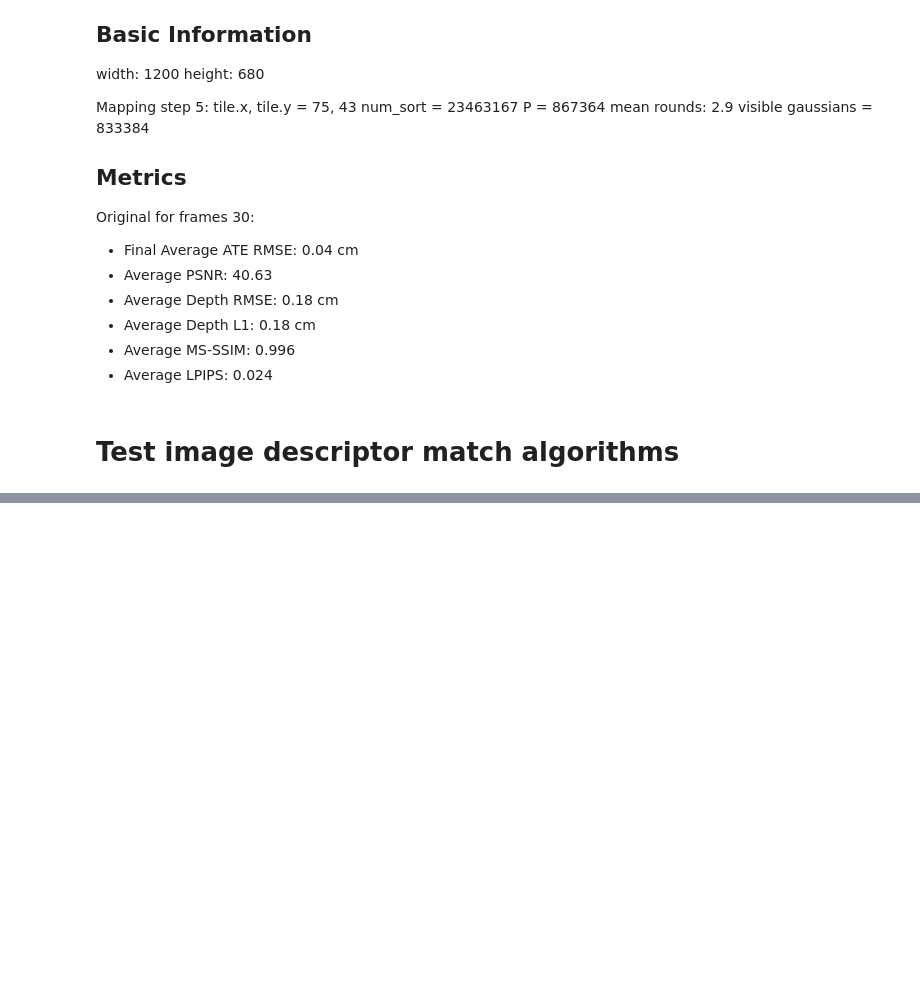
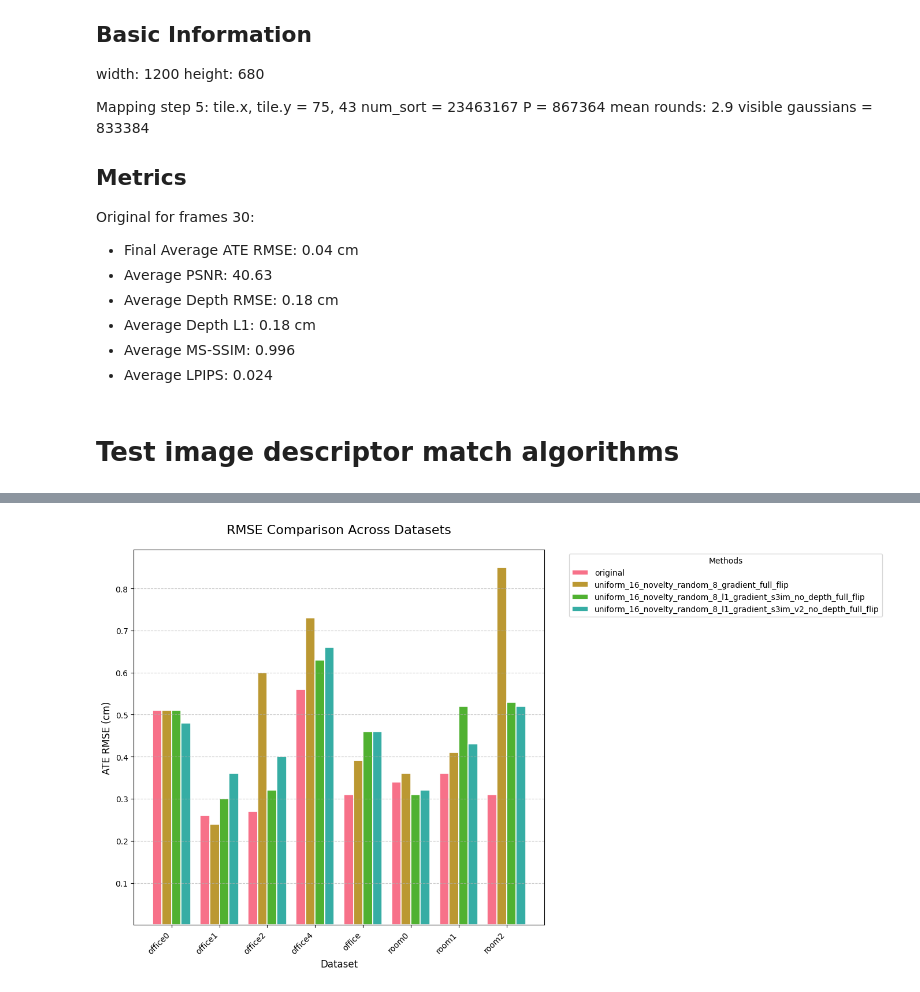
Before and after one commit to Maxime-Tong/SplaTAM-Maxime, a Jupyter notebook: comsumption.ipynb, the cells around one changed output, grey strips where cells are left out. Saved outputs shown, nothing was run; the diff lists cells and outputs as text; code cells hidden in the pictures; blank space fills up the shorter version.

```diff
--- a/comsumption.ipynb
+++ b/comsumption.ipynb
@@ -52,7 +52,7 @@ import os
 import re
 import pandas as pd
 
-log_dir = "/home/xthuang/code/slam/SplaTAM-Maxime/logs"
+log_dir = "logs"
 psnr_pattern = r'Average PSNR: (\d+\.\d+)'
 ATE_rmse_pattern = r'Final Average ATE RMSE: (\d+\.\d+) cm'
 
@@ -69,6 +69,7 @@ for file in os.listdir(log_dir):
     dataset = scenes[dataset_id]
     method = '_'.join(splits[:-1])
 
+    pnsr = ATE_rmse = None
     with open(log_file, 'r') as f:
         for line in f.readlines()[-10:]:
             psnr_match = re.search(psnr_pattern, line)
@@ -80,15 +81,15 @@ for file in os.listdir(log_dir):
                 ATE_rmse = float(ATE_rmse_match.group(1))
 
     if dataset+'_rmse' not in res:
+        res[dataset+"_rmse"] = {}
         res[dataset+"_psnr"] = {}
-        res[dataset+"_rmse"] = {}
-    res[dataset+"_rmse"][method] = ATE_rmse
-    res[dataset+"_psnr"][method] = psnr
+    if psnr and ATE_rmse:
+        res[dataset+"_rmse"][method] = ATE_rmse
+        res[dataset+"_psnr"][method] = psnr
 
     rows.add(method)
 df = pd.DataFrame(index=list(rows), columns=sorted(res.keys()))
 for col in res:
     for row in res[col]:
+        print(row, col, res[col][row])
         df.loc[row, col] = res[col][row]
-
-df.to_csv("output.csv")
@@ -94,0 +114,67 @@ df.to_csv("output.csv")
+# %%
+import numpy as np
+import matplotlib.pyplot as plt
+import seaborn as sns
+from matplotlib.ticker import MaxNLocator
+import pandas as pd
+
+df = pd.read_csv('output.csv')
+df = df.set_index(df.columns[0], drop=True)
+columns = [col for col in df.columns if 'rmse' in col]
+
+# 设置样式
+plt.style.use('seaborn-v0_8-pastel')
+sns.set_palette("husl")
+
+# 示例数据
+datasets = [col.split('_')[0] for col in columns]
+
+methods = ['original', 'uniform_16_novelty_random_8_gradient_full_flip', 'uniform_16_novelty_random_8_l1_gradient_s3im_no_depth_full_flip', 'uniform_16_novelty_random_8_l1_gradient_s3im_v2_no_depth_full_flip']
+psnr_data = {
+    method: df.loc[method, columns].tolist()
+    for method in methods
+}
+
+# 创建图形
+fig, ax = plt.subplots(figsize=(14, 8), dpi=100)
+
+# 柱状图参数
+bar_width = 0.2
+x = np.arange(len(datasets))
+n_methods = len(methods)
+
+# 绘制柱状图
+for i, (method, values) in enumerate(psnr_data.items()):
+    offset = (i - n_methods/2) * bar_width + bar_width/2
+    bars = ax.bar(x + offset, values, width=bar_width,
+                 label=method, edgecolor='white', linewidth=1.2)
+
+    # # 添加数值标签
+    # for bar in bars:
+    #     height = bar.get_height()
+    #     ax.annotate(f'{height:.2f}',
+    #                 xy=(bar.get_x() + bar.get_width() / 2, height),
+    #                 xytext=(0, 3),  # 3 points vertical offset
+    #                 textcoords="offset points",
+    #                 ha='center', va='bottom', fontsize=9)
+
+# 添加标题和标签
+ax.set_title('RMSE Comparison Across Datasets', fontsize=16, pad=20)
+ax.set_xlabel('Dataset', fontsize=12)
+ax.set_ylabel('ATE RMSE (cm)', fontsize=12)
+ax.set_xticks(x)
+ax.set_xticklabels(datasets, rotation=45, ha='right', fontsize=10)
+
+# 美化坐标轴
+ax.yaxis.set_major_locator(MaxNLocator(integer=False, prune='both'))
+ax.grid(axis='y', linestyle='--', alpha=0.7)
+
+# 添加图例
+ax.legend(title='Methods', bbox_to_anchor=(1.05, 1), loc='upper left')
+
+# 调整布局
+# plt.ylim(20, 40)
+plt.tight_layout()
+plt.show()
+# %% [output]
+[figure, added]
```
Also changed, not shown: parts of 3 cells of this notebook, 13 other files.
